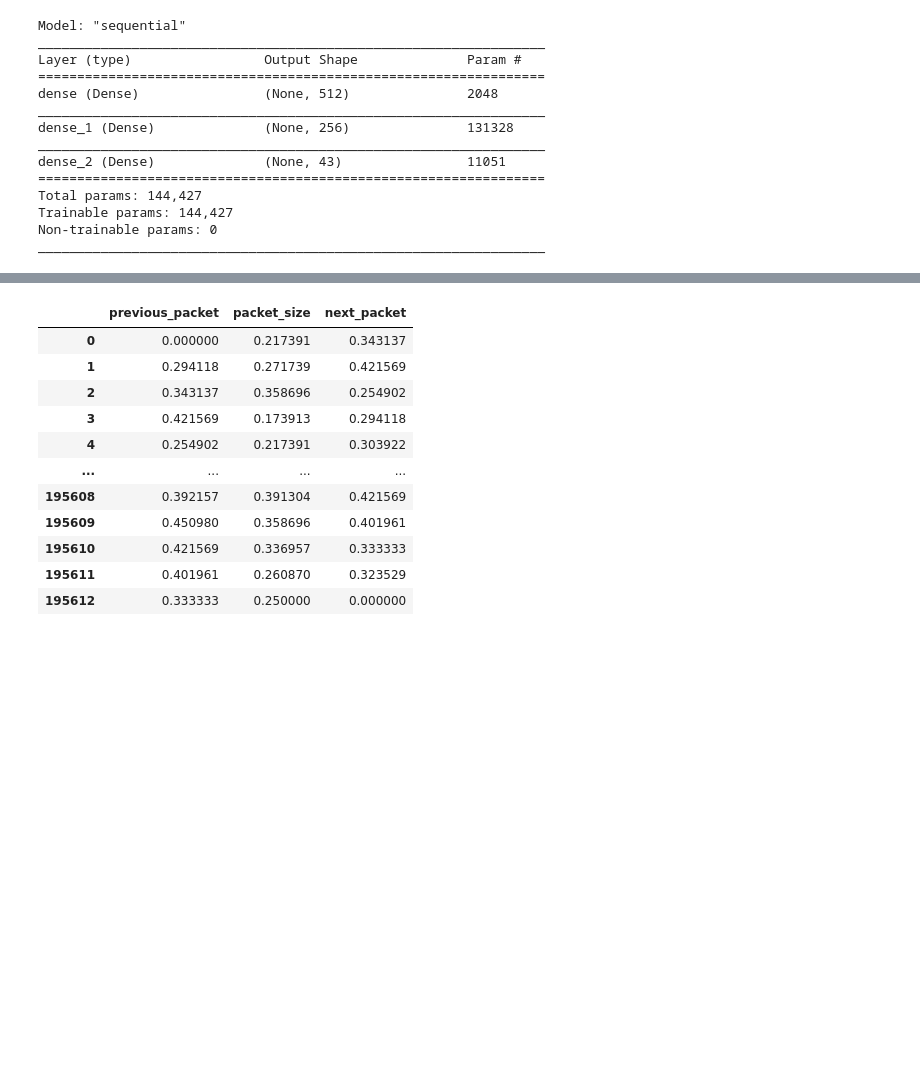
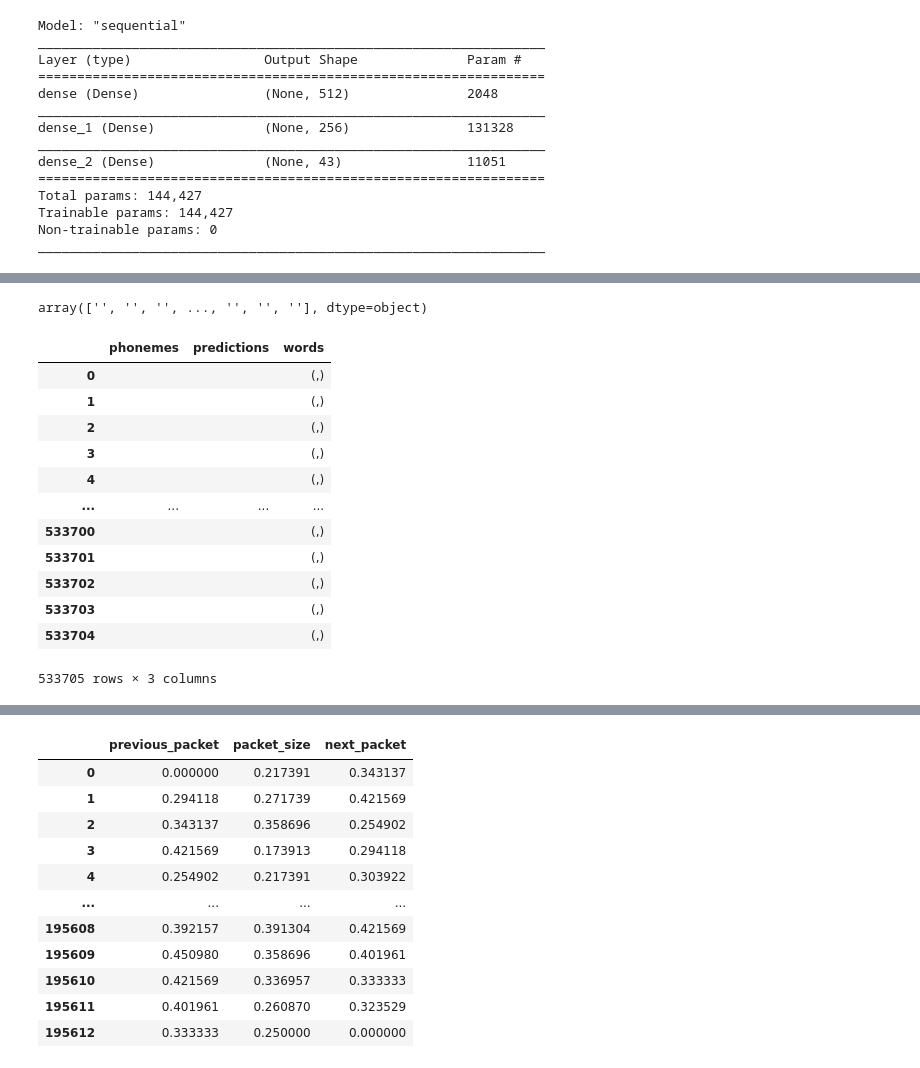
Before and after one commit to czFIRE/BT_attack_on_VoIP_encrypted_messengers, a Jupyter notebook: notebooks/skype_different_data_preprocessing.ipynb, the cells around one changed output, grey strips where cells are left out. Saved outputs shown, nothing was run; the diff lists cells and outputs as text; code cells hidden in the pictures; blank space fills up the shorter version.

```diff
--- a/notebooks/skype_different_data_preprocessing.ipynb
+++ b/notebooks/skype_different_data_preprocessing.ipynb
@@ -426,7 +481,7 @@ single_phonemes_train['phonemes'] = single_phonemes_train["phonemes"].apply(conv
 train_set, train_labels = get_labels(single_phonemes_train, label=['phonemes'])
 test_set, test_labels = get_labels(single_phonemes_test, label=['phonemes'])
 
-train_labels, test_labels, _ = prepare_labels(train_labels, test_labels, label=['phonemes'])
+train_labels, test_labels, encoder = prepare_labels(train_labels, test_labels, label=['phonemes'])
 # %%
 print(train_set.shape)
 print(train_labels.shape)
@@ -496,0 +560,4 @@ test loss, test acc: [2.7815287113189697, 0.2520640194416046]
+# %%
+predictions = model.predict(train_set)
+print(predictions[0])
+np.argmax(predictions[0])
@@ -496,0 +575,23 @@ test loss, test acc: [2.7815287113189697, 0.2520640194416046]
+# %%
+predictions_array = [np.argmax(x) for x in predictions]
+encoder.inverse_transform(predictions_array)
+# %% [output]
+array(['', '', '', ..., '', '', ''], dtype=object)
+# %%
+comparison = single_phonemes_train.assign(predictions=encoder.inverse_transform(predictions_array))
+compar = comparison[["phonemes", "predictions", "words"]]
+compar
+# %% [output]
+|  | phonemes | predictions | words |
+| 0 |  |  | (,) |
+| 1 |  |  | (,) |
+| 2 |  |  | (,) |
+| 3 |  |  | (,) |
+| 4 |  |  | (,) |
+| ... | ... | ... | ... |
+| 533700 |  |  | (,) |
+| 533701 |  |  | (,) |
+| 533702 |  |  | (,) |
+| 533703 |  |  | (,) |
+| 533704 |  |  | (,) |
+533705 rows × 3 columns
```
Also changed, not shown: parts of 20 cells of this notebook.
